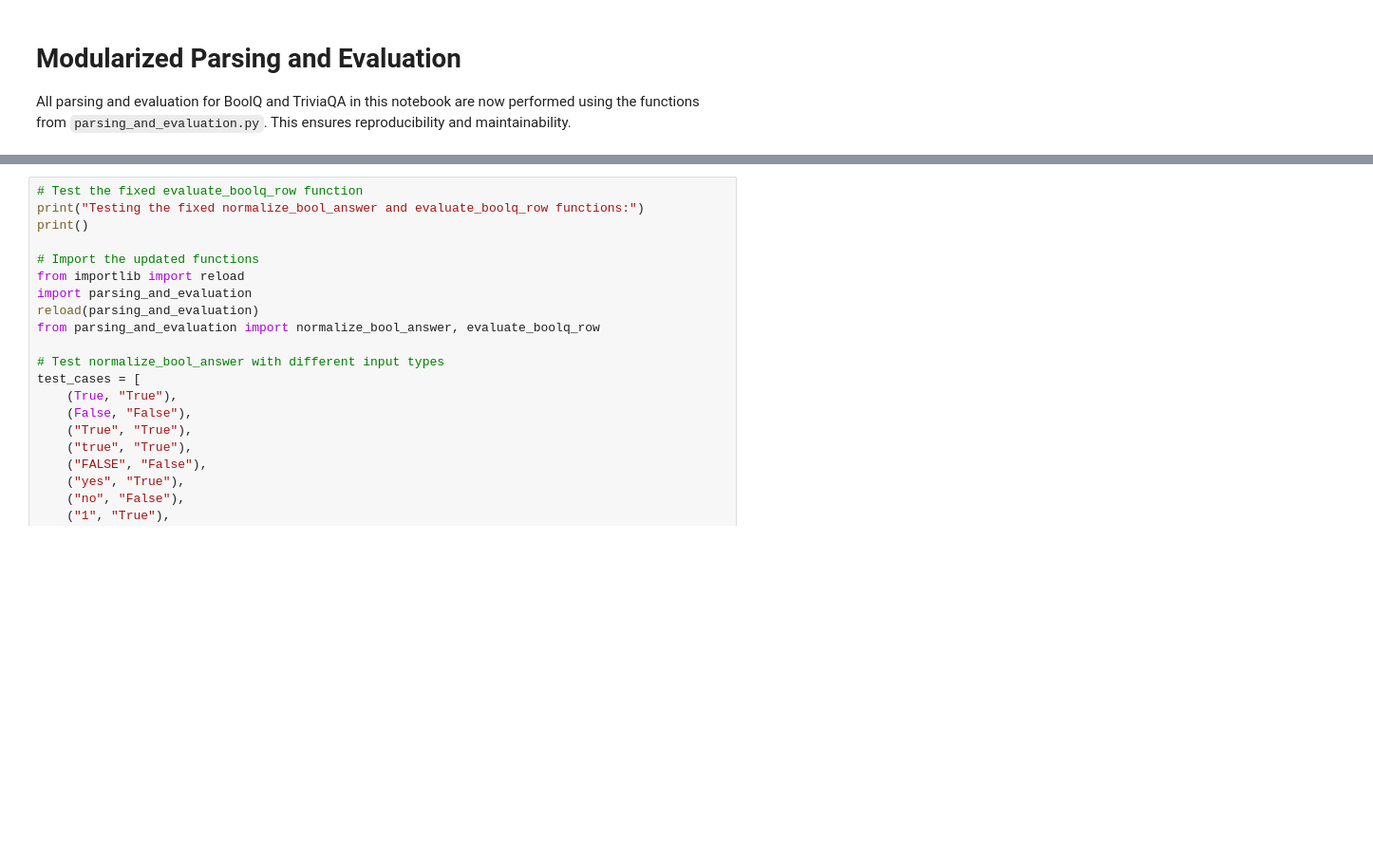
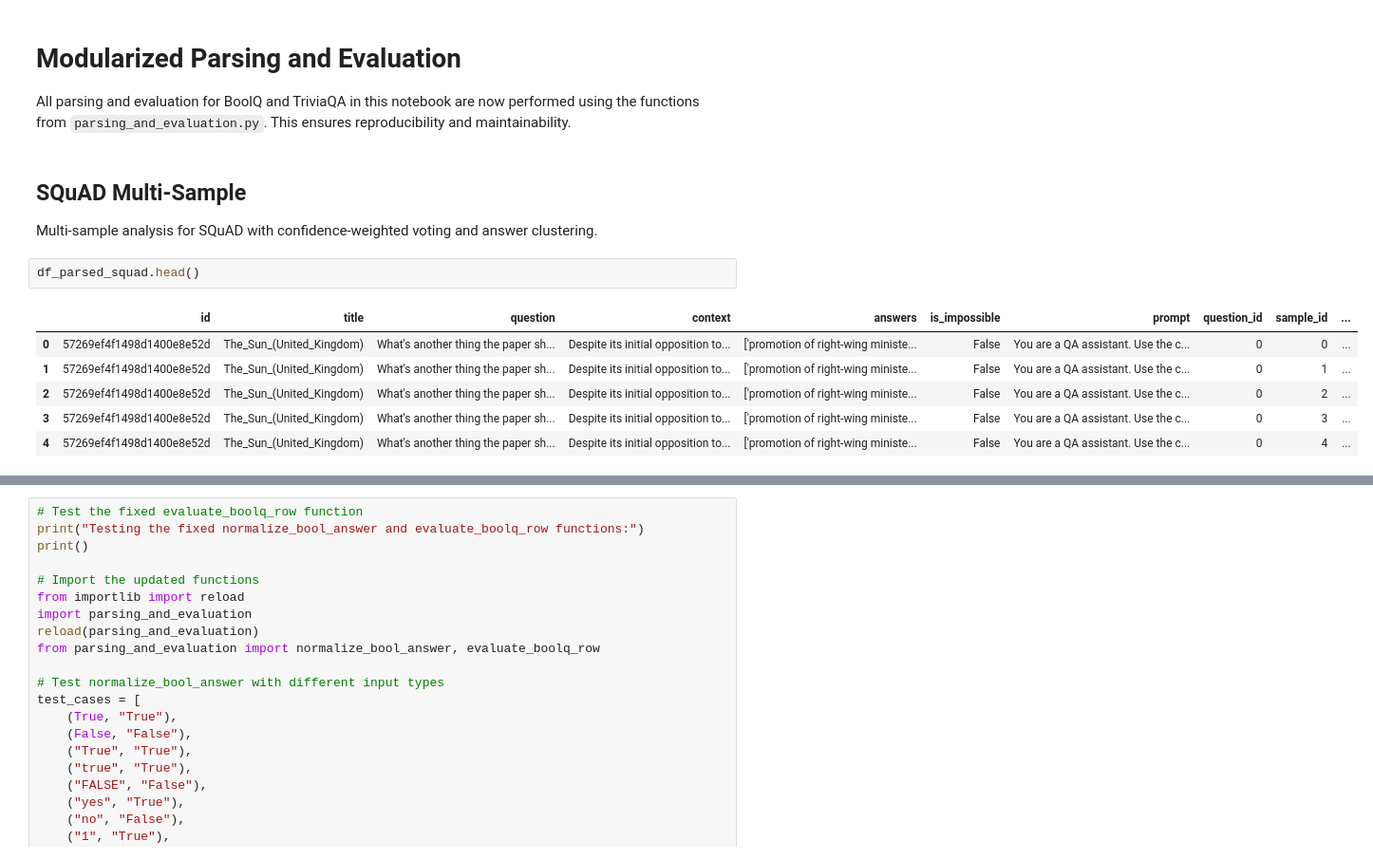
Before and after one commit to christian-hobelsberger/LLMUncertainty, a Jupyter notebook: analyze_confidence_output.ipynb, the cells around one changed output, grey strips where cells are left out. Shown at 95% size. Cells and saved outputs as stored; diff of their text form; blank space fills up the shorter version.

Commit message:
further adjustments for multi-sample analysis

```diff
--- a/analyze_confidence_output.ipynb
+++ b/analyze_confidence_output.ipynb
@@ -1407,3 +1392,16 @@ See the caveats in the documentation: https://pandas.pydata.org/pandas-docs/stab
 # Modularized Parsing and Evaluation
 
 All parsing and evaluation for BoolQ and TriviaQA in this notebook are now performed using the functions from `parsing_and_evaluation.py`. This ensures reproducibility and maintainability.
+# %% [markdown]
+## SQuAD Multi-Sample
+
+Multi-sample analysis for SQuAD with confidence-weighted voting and answer clustering.
+# %%
+df_parsed_squad.head()
+# %% [output]
+|  | id | title | question | context | answers | is_impossible | prompt | question_id | sample_id | ... |
+| 0 | 57269ef4f1498d1400e8e52d | The_Sun_(United_Kingdom) | What's another thing the paper sh... | Despite its initial opposition to... | ['promotion of right-wing ministe... | False | You are a QA assistant. Use the c... | 0 | 0 | ... |
+| 1 | 57269ef4f1498d1400e8e52d | The_Sun_(United_Kingdom) | What's another thing the paper sh... | Despite its initial opposition to... | ['promotion of right-wing ministe... | False | You are a QA assistant. Use the c... | 0 | 1 | ... |
+| 2 | 57269ef4f1498d1400e8e52d | The_Sun_(United_Kingdom) | What's another thing the paper sh... | Despite its initial opposition to... | ['promotion of right-wing ministe... | False | You are a QA assistant. Use the c... | 0 | 2 | ... |
+| 3 | 57269ef4f1498d1400e8e52d | The_Sun_(United_Kingdom) | What's another thing the paper sh... | Despite its initial opposition to... | ['promotion of right-wing ministe... | False | You are a QA assistant. Use the c... | 0 | 3 | ... |
+| 4 | 57269ef4f1498d1400e8e52d | The_Sun_(United_Kingdom) | What's another thing the paper sh... | Despite its initial opposition to... | ['promotion of right-wing ministe... | False | You are a QA assistant. Use the c... | 0 | 4 | ... |
```
Also changed, not shown: parts of 28 cells of this notebook, 14 other files.
